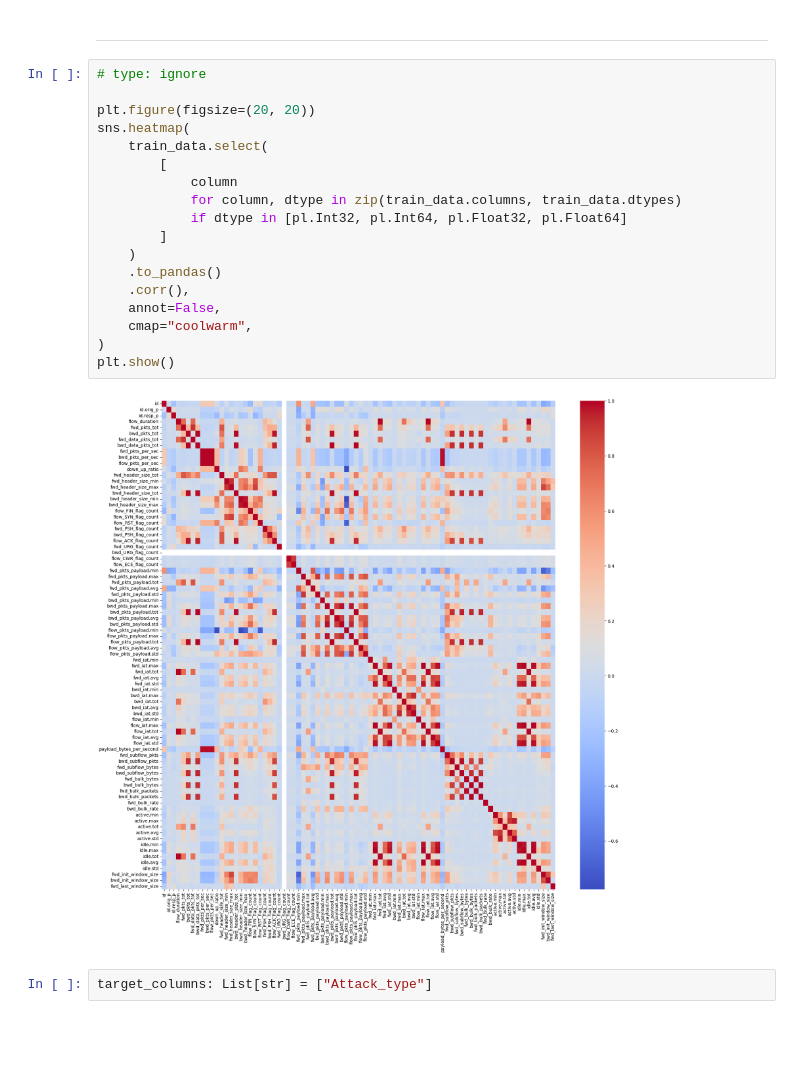
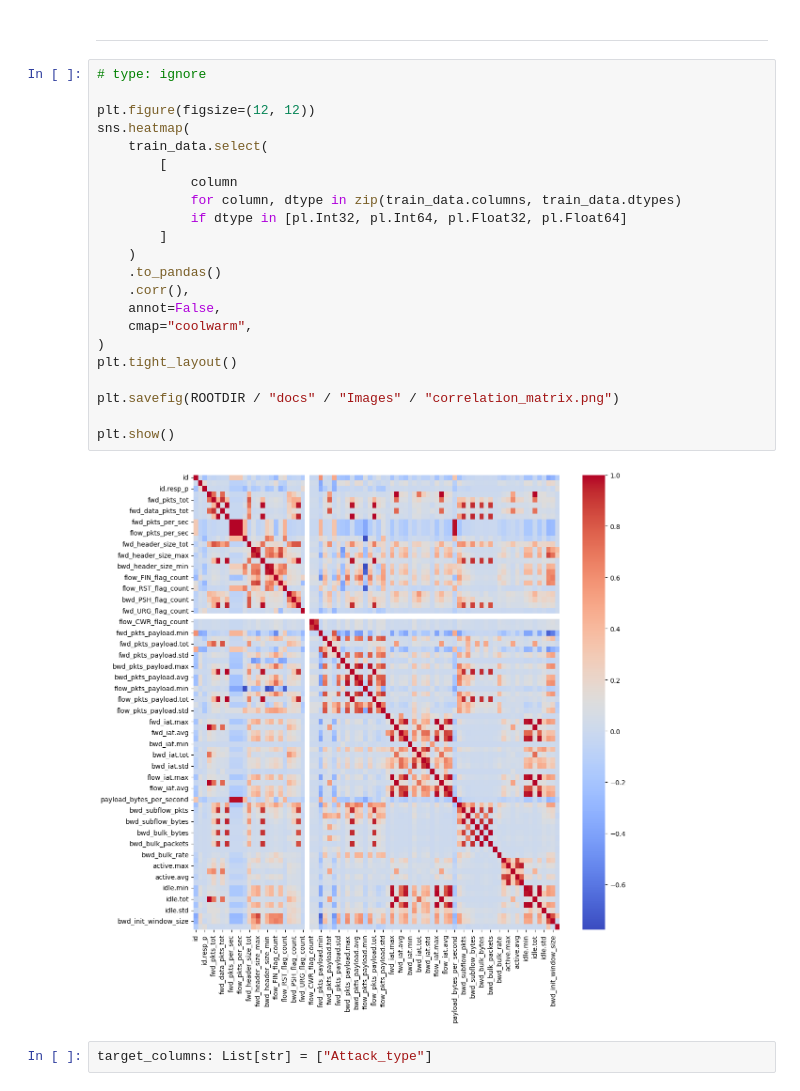
Before and after one commit to MauroGonzalez51/rt-iot, a Jupyter notebook: src/notebooks/000.ipynb, the cells around one changed output. Cells and saved outputs as stored; diff of their text form; blank space fills up the shorter version.

```diff
--- a/src/notebooks/000.ipynb
+++ b/src/notebooks/000.ipynb
@@ -55,23 +55,27 @@ if len(set(test_data.columns) - set(train_data.columns)) > 0:
 # %%
 # type: ignore
 
-plt.figure(figsize=(20, 20))
+plt.figure(figsize=(12, 12))
 sns.heatmap(
     train_data.select(
         [
             column
             for column, dtype in zip(train_data.columns, train_data.dtypes)
             if dtype in [pl.Int32, pl.Int64, pl.Float32, pl.Float64]
         ]
     )
     .to_pandas()
     .corr(),
     annot=False,
     cmap="coolwarm",
 )
+plt.tight_layout()
+
+plt.savefig(ROOTDIR / "docs" / "Images" / "correlation_matrix.png")
+
 plt.show()
 # %% [output]
-[figure, old version]
+[figure, new version]
 # %%
 target_columns: List[str] = ["Attack_type"]
 # %%
```
Also changed, not shown: 21 other files.
